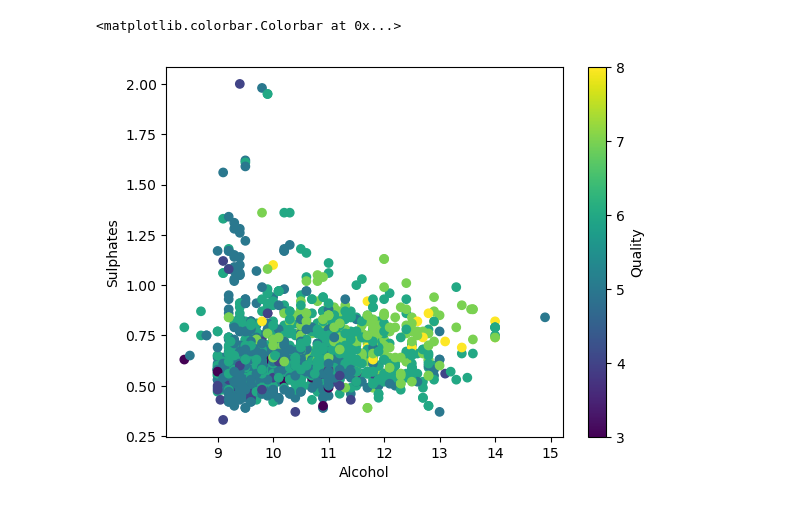
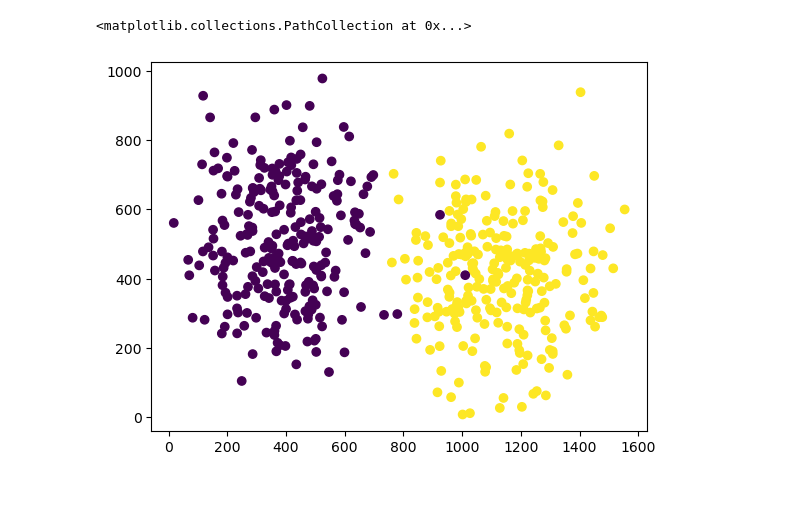
Before and after one commit to rasuldeb25/dev, a Jupyter notebook: sklearn_freeCodeAcademy/calmCode/3rd_tutorial.ipynb, the cells around one changed output. Saved outputs shown, nothing was run; the diff lists cells and outputs as text; code cells hidden in the pictures.

```diff
--- a/sklearn_freeCodeAcademy/calmCode/3rd_tutorial.ipynb
+++ b/sklearn_freeCodeAcademy/calmCode/3rd_tutorial.ipynb
@@ -38,19 +45,5 @@ red.head(3)
-# %%
-# we are dropping type, cuz it is already sorted to only reds, we drop quality cuz, it is our target (the feature we wanna predict)
-X = red.drop(columns=['quality', 'type']).values
-y = red['quality'].values #regression (continues values)
-# y = (red["quality"] >=7).astype(int) #classification
-
-X_new = StandardScaler().fit_transform(X)
-# %%
-X1 = red['alcohol'].values
-X2 = red['sulphates'].values
-y  = red['quality'].values
-
-plt.scatter(X1, X2, c=y, cmap='viridis')
-plt.xlabel("Alcohol")
-plt.ylabel("Sulphates")
-plt.colorbar(label="Quality")
-# %% [output]
-<matplotlib.colorbar.Colorbar at 0x...>
-[figure, removed]
+# %%
+plt.scatter(X[:,0], X[:,1], c=y)
+# %% [output]
+<matplotlib.collections.PathCollection at 0x...>
+[figure, added]
```
Also changed, not shown: parts of 9 cells of this notebook, 3 other files.
